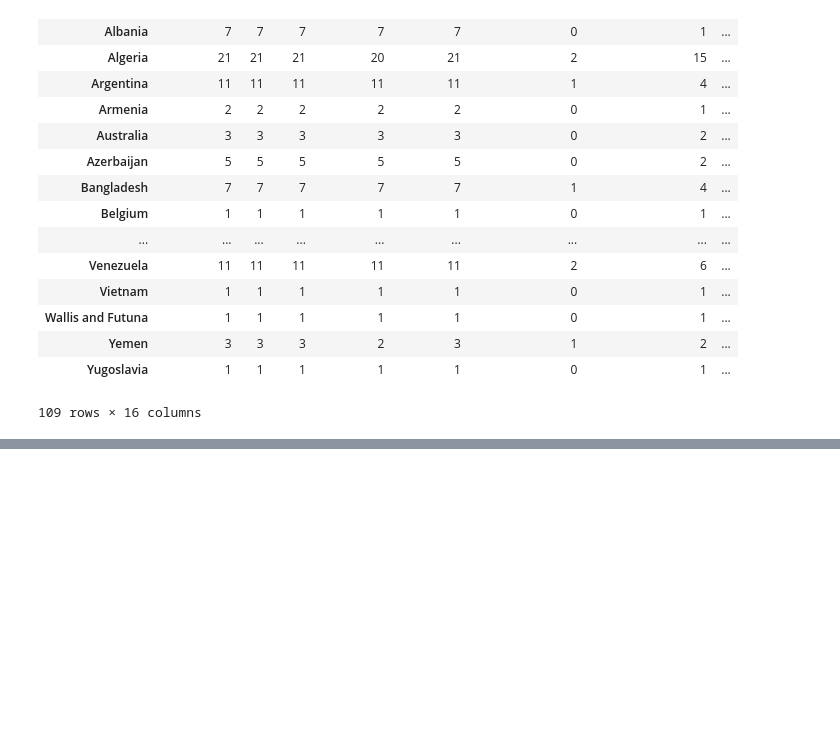
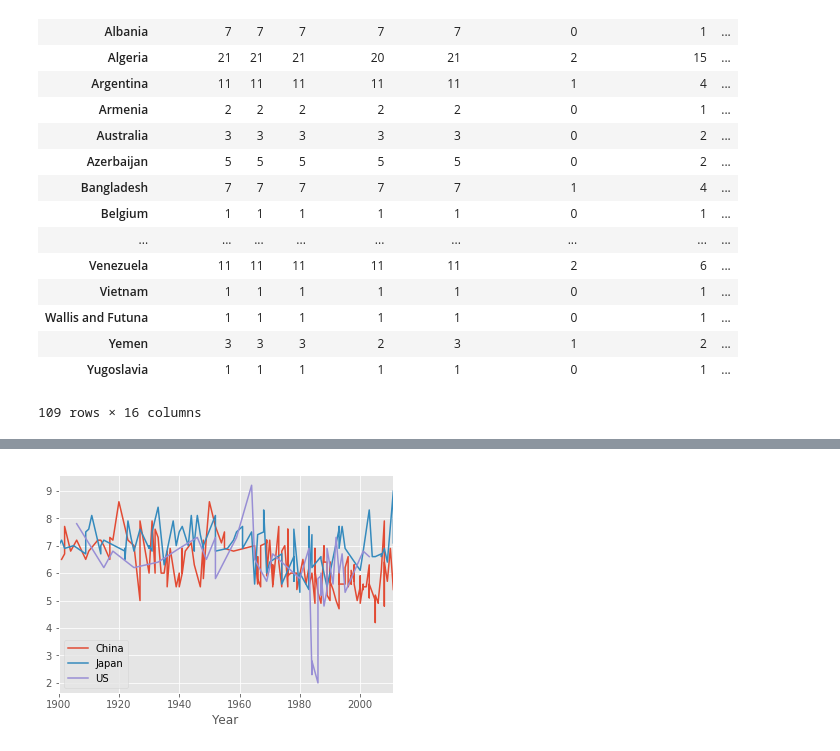
Before and after one commit to DataScienceBS/data-question-3-tornado-bombers, a Jupyter notebook: earth-quake.ipynb, the cells around one changed output, grey strips where cells are left out. Drawn from its saved outputs; the diff is of its cells as text; code cells hidden in the pictures; blank space fills up the shorter version.

```diff
--- a/earth-quake.ipynb
+++ b/earth-quake.ipynb
@@ -1027,0 +1039,9 @@ Name: Magnitude, dtype: float64
+# %%
+#plotting for china
+fig, ax = plt.subplots()
+df[df['Country'] == 'China'].plot(x='Year', y='Magnitude', ax=ax,label='China');
+df[df['Country']=='Japan'].plot(x='Year' , y='Magnitude',ax=ax,label='Japan');
+df[df['Country']=='United States'].plot(x='Year',y='Magnitude',ax=ax,label='US');
+#ax.set_title("CHINA , JAPAN ")
+# %% [output]
+[figure, added]
```
Also changed, not shown: parts of 27 cells of this notebook.
